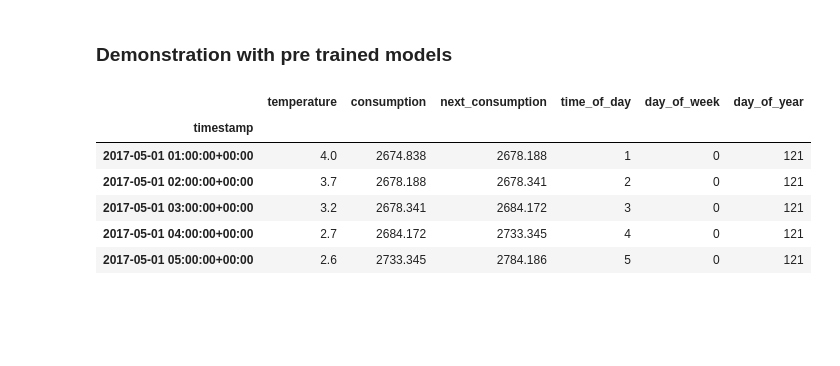
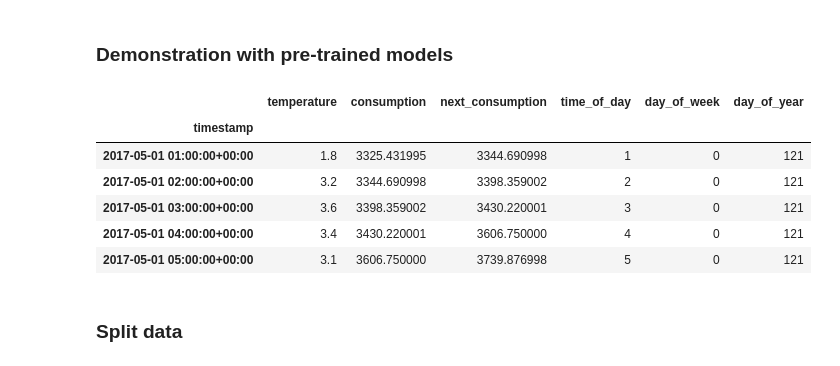
Before and after one commit to jatobro/it3030-deep-learning, a Jupyter notebook: timeseries/demo.ipynb, the cells around one changed output. Saved outputs shown, nothing was run; the diff lists cells and outputs as text; code cells hidden in the pictures; blank space fills up the shorter version.

```diff
--- a/timeseries/demo.ipynb
+++ b/timeseries/demo.ipynb
@@ -1,5 +1,5 @@
 # %% [markdown]
-### Demonstration with pre trained models
+### Demonstration with pre-trained models
 # %%
 import copy
 
@@ -14,31 +15,19 @@ from utils import plot_loss_epoch
-# %%
-bidding_area = 3
-model_type = "fnn"
-
-df = pd.read_csv(f"data/NO{bidding_area}.csv")
-df["timestamp"] = pd.to_datetime(df["timestamp"])
-df.set_index("timestamp", inplace=True)
-
-if model_type == "fnn":
-    df["past_consumption"] = df["consumption"].shift(1)
-    df.rename(
-        columns={"consumption": "next_consumption", "past_consumption": "consumption"},
-        inplace=True,
-    )
-    df = df[["temperature", "consumption", "next_consumption"]]
-    df.dropna(inplace=True)
-
-    df["time_of_day"] = df.index.hour
-    df["day_of_week"] = df.index.dayofweek
-    df["day_of_year"] = df.index.dayofyear
-
-
-df.head()
-# %% [output]
-|  | temperature | consumption | next_consumption | time_of_day | day_of_week | day_of_year |
-| timestamp |  |  |  |  |  |  |
-| 2017-05-01 01:00:00+00:00 | 4.0 | 2674.838 | 2678.188 | 1 | 0 | 121 |
-| 2017-05-01 02:00:00+00:00 | 3.7 | 2678.188 | 2678.341 | 2 | 0 | 121 |
-| 2017-05-01 03:00:00+00:00 | 3.2 | 2678.341 | 2684.172 | 3 | 0 | 121 |
-| 2017-05-01 04:00:00+00:00 | 2.7 | 2684.172 | 2733.345 | 4 | 0 | 121 |
-| 2017-05-01 05:00:00+00:00 | 2.6 | 2733.345 | 2784.186 | 5 | 0 | 121 |
+# %%
+model_type = "fnn"
+
+df = pd.read_csv(f"data/{model_type}.csv")
+
+df["timestamp"] = pd.to_datetime(df["timestamp"])
+df.set_index("timestamp", inplace=True)
+
+df.head()
+# %% [output]
+|  | temperature | consumption | next_consumption | time_of_day | day_of_week | day_of_year |
+| timestamp |  |  |  |  |  |  |
+| 2017-05-01 01:00:00+00:00 | 1.8 | 3325.431995 | 3344.690998 | 1 | 0 | 121 |
+| 2017-05-01 02:00:00+00:00 | 3.2 | 3344.690998 | 3398.359002 | 2 | 0 | 121 |
+| 2017-05-01 03:00:00+00:00 | 3.6 | 3398.359002 | 3430.220001 | 3 | 0 | 121 |
+| 2017-05-01 04:00:00+00:00 | 3.4 | 3430.220001 | 3606.750000 | 4 | 0 | 121 |
+| 2017-05-01 05:00:00+00:00 | 3.1 | 3606.750000 | 3739.876998 | 5 | 0 | 121 |
+# %% [markdown]
+### Split data
```
Also changed, not shown: parts of 8 cells of this notebook, 8 other files.
